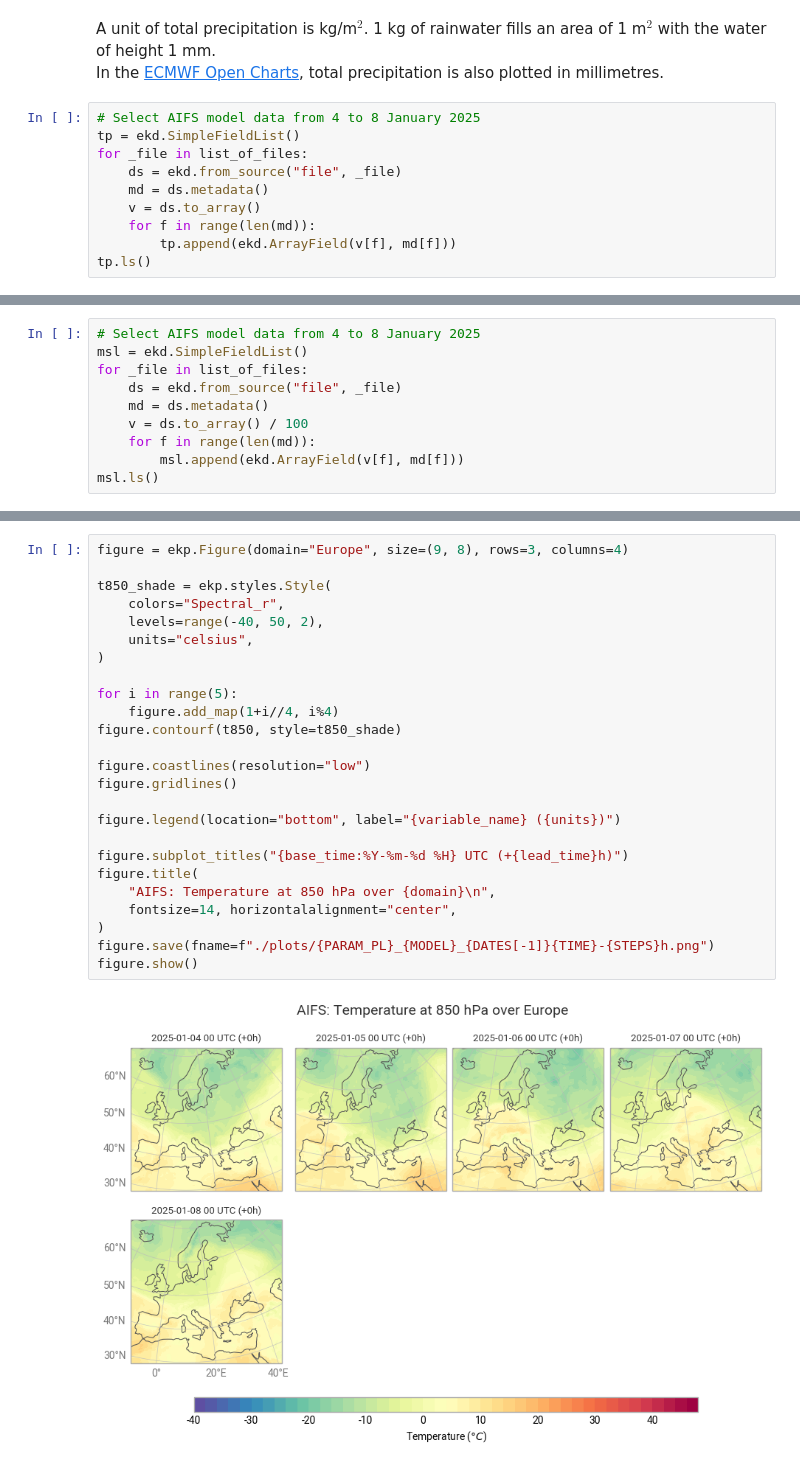
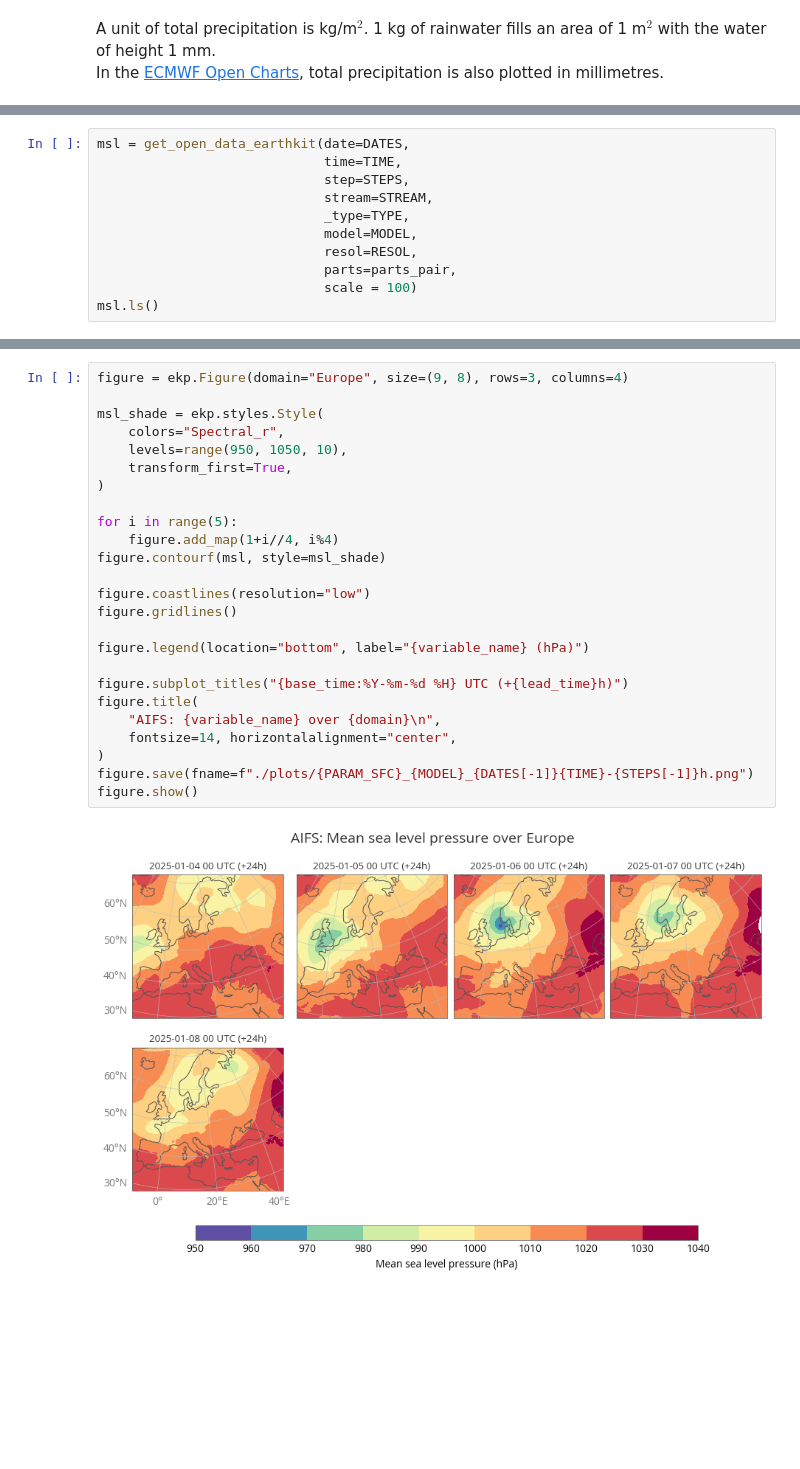
Before and after one commit to ECMWFCode4Earth/open-data-explorer, a Jupyter notebook: openDataVisio/examples/damaging-winds-aifs.ipynb, the cells around one changed output, grey strips where cells are left out. Saved outputs shown, nothing was run; the diff lists cells and outputs as text; blank space fills up the shorter version.

```diff
--- a/openDataVisio/examples/damaging-winds-aifs.ipynb
+++ b/openDataVisio/examples/damaging-winds-aifs.ipynb
@@ -207,13 +178,3 @@ data, list_of_files = get_open_data(date=DATES,
 # %% [markdown]
 A unit of total precipitation is kg/m$^2$. 1 kg of rainwater fills an area of 1 m$^2$ with the water of height 1 mm. <br>
 In the [ECMWF Open Charts](https://charts.ecmwf.int/), total precipitation is also plotted in millimetres.
-# %%
-# Select AIFS model data from 4 to 8 January 2025
-tp = ekd.SimpleFieldList()
-for _file in list_of_files:
-    ds = ekd.from_source("file", _file)
-    md = ds.metadata()
-    v = ds.to_array()
-    for f in range(len(md)):
-        tp.append(ekd.ArrayField(v[f], md[f]))
-tp.ls()
@@ -242,10 +223,0 @@ We will plot mean sea level pressure data in hPa, therefore we need to divide th
-# %%
-# Select AIFS model data from 4 to 8 January 2025
-msl = ekd.SimpleFieldList()
-for _file in list_of_files:
-    ds = ekd.from_source("file", _file)
-    md = ds.metadata()
-    v = ds.to_array() / 100
-    for f in range(len(md)):
-        msl.append(ekd.ArrayField(v[f], md[f]))
-msl.ls()
@@ -258,0 +224,11 @@ msl.ls()
+# %%
+msl = get_open_data_earthkit(date=DATES,
+                             time=TIME,
+                             step=STEPS,
+                             stream=STREAM,
+                             _type=TYPE,
+                             model=MODEL,
+                             resol=RESOL,
+                             parts=parts_pair,
+                             scale = 100)
+msl.ls()
@@ -263,27 +280,27 @@ The plots below show analysis of T850 and z500 from 4 to 8 January 2025.
 # %%
 figure = ekp.Figure(domain="Europe", size=(9, 8), rows=3, columns=4)
 
-t850_shade = ekp.styles.Style(
+msl_shade = ekp.styles.Style(
     colors="Spectral_r",
-    levels=range(-40, 50, 2),
-    units="celsius",
+    levels=range(950, 1050, 10),
+    transform_first=True,
 )
 
 for i in range(5):
     figure.add_map(1+i//4, i%4)
-figure.contourf(t850, style=t850_shade)
+figure.contourf(msl, style=msl_shade)
 
 figure.coastlines(resolution="low")
 figure.gridlines()
 
-figure.legend(location="bottom", label="{variable_name} ({units})")
+figure.legend(location="bottom", label="{variable_name} (hPa)")
 
 figure.subplot_titles("{base_time:%Y-%m-%d %H} UTC (+{lead_time}h)")
 figure.title(
-    "AIFS: Temperature at 850 hPa over {domain}\n",
+    "AIFS: {variable_name} over {domain}\n",
     fontsize=14, horizontalalignment="center",
 )
-figure.save(fname=f"./plots/{PARAM_PL}_{MODEL}_{DATES[-1]}{TIME}-{STEPS}h.png")
+figure.save(fname=f"./plots/{PARAM_SFC}_{MODEL}_{DATES[-1]}{TIME}-{STEPS[-1]}h.png")
 figure.show()
 # %% [output]
-[figure, old version]
+[figure, new version]
```
Also changed, not shown: parts of 41 cells of this notebook, 12 other files.
